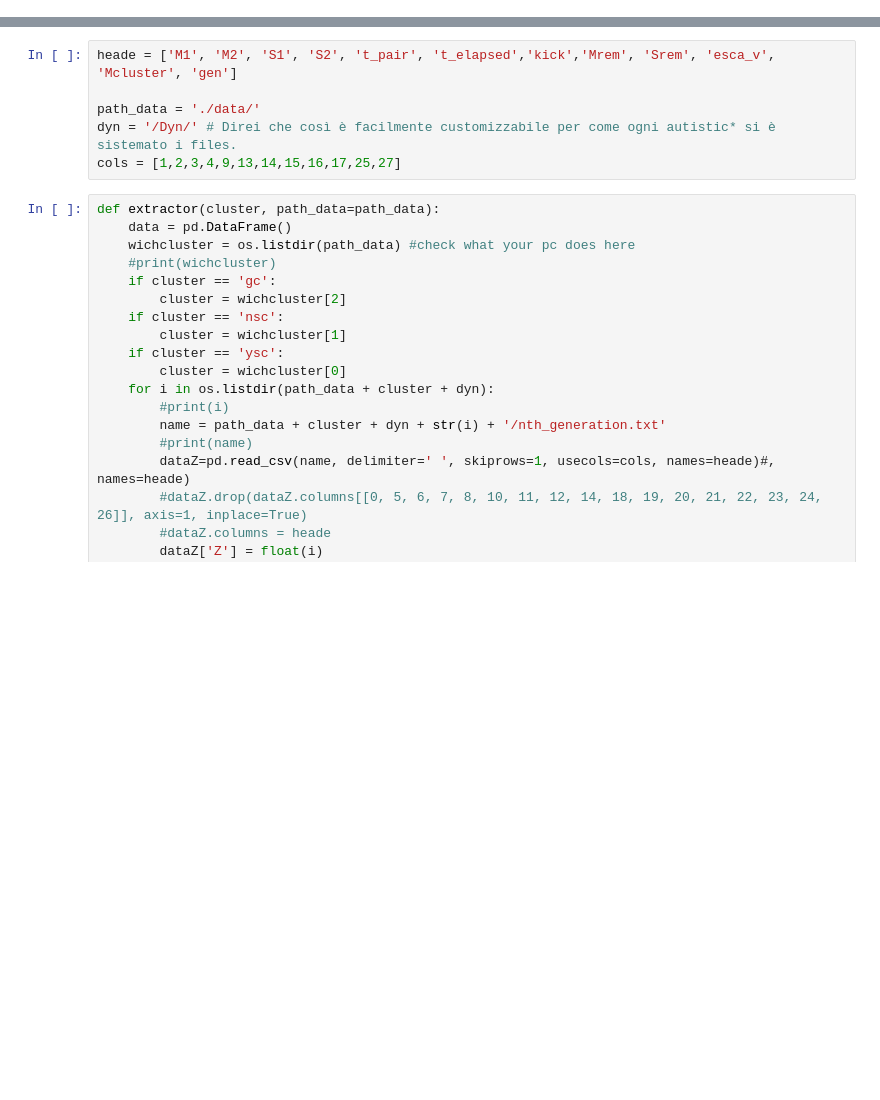
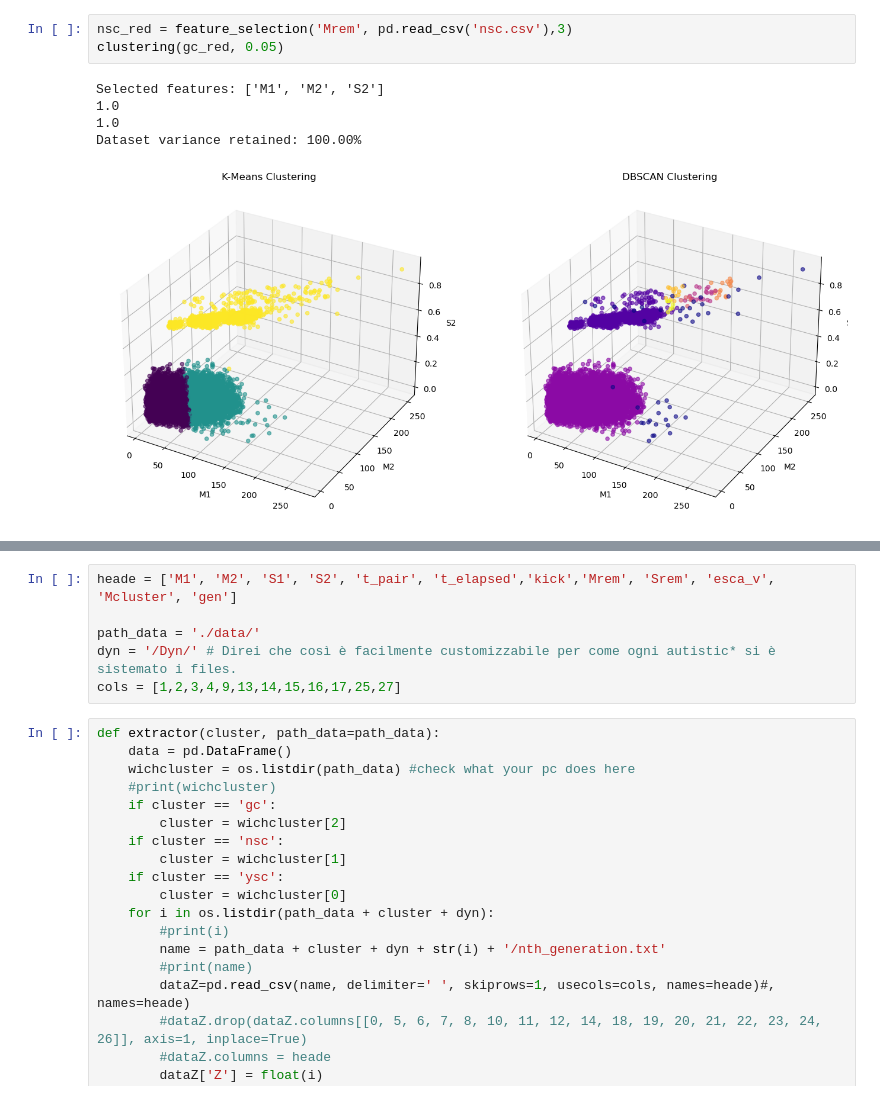
Before and after one commit to BelliLuigi/Hierarchical-mergers-of-black-holes, a Jupyter notebook: Proveatempoperso.ipynb, the cells around one changed output, grey strips where cells are left out. Saved outputs shown, nothing was run; the diff lists cells and outputs as text; blank space fills up the shorter version.

```diff
--- a/Proveatempoperso.ipynb
+++ b/Proveatempoperso.ipynb
@@ -13,0 +123,9 @@ from matplotlib.scale import FuncScale
+# %%
+nsc_red = feature_selection('Mrem', pd.read_csv('nsc.csv'),3)
+clustering(gc_red, 0.05)
+# %% [output]
+Selected features: ['M1', 'M2', 'S2']
+1.0
+1.0
+Dataset variance retained: 100.00%
+[figure, added]
```
Also changed, not shown: parts of 20 cells of this notebook, 2 other files.
